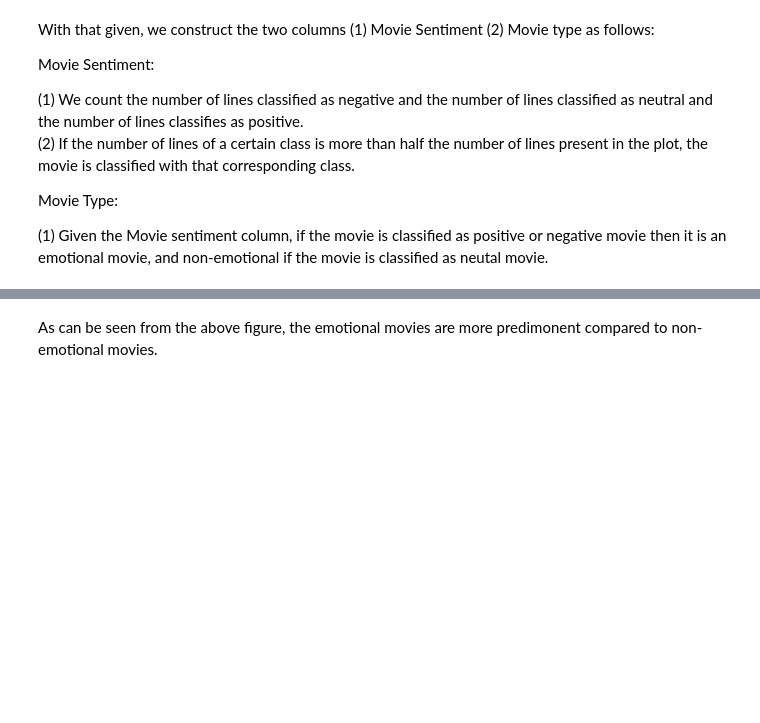
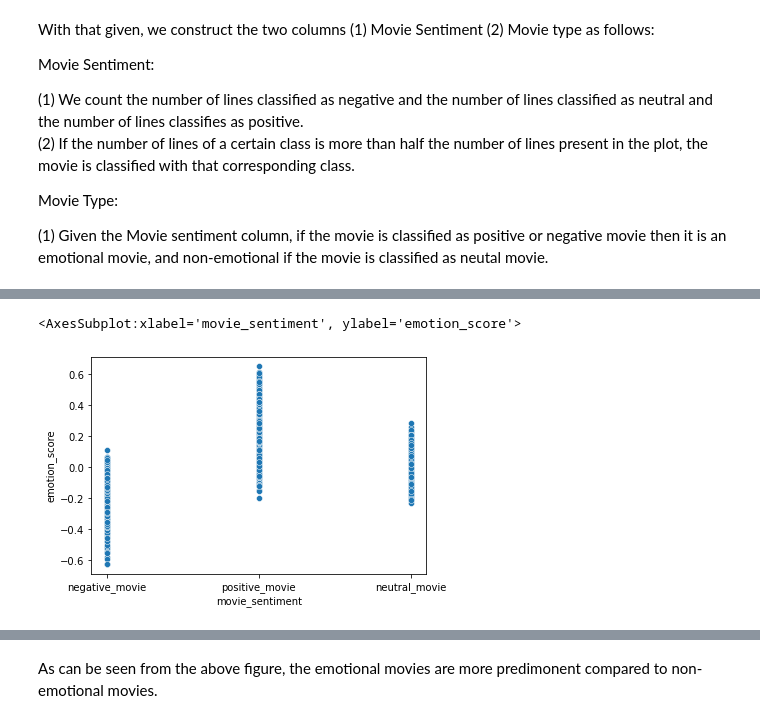
Before and after one commit to epfl-ada/ada-2022-project-runtimeterror, a Jupyter notebook: milestone3.ipynb, the cells around one changed output, grey strips where cells are left out. Saved outputs shown, nothing was run; the diff lists cells and outputs as text; code cells hidden in the pictures; blank space fills up the shorter version.

```diff
--- a/milestone3.ipynb
+++ b/milestone3.ipynb
@@ -660,6 +660,13 @@ dataset_by_genre['Action'].head(5)
 | 122 | 6703617 | In this film, which is based loos... | 2008-04-04 | The Forbidden Kingdom | 127906624.0 | [1, 0, -1, -1, -1, -1, -1, 0, 1, ... | [0.7200333333333386, -0.210233333... | {"/m/09c7w0": "United States of A... | ... |
 | 208 | 24282238 | Yamraaj is the story of two thiev... | 1998-07-31 | Yamraaj | NaN | [1, -1, 1, -1, -1, 1] | [0.0516, -0.0516, 0.1154, -0.3182... | {"/m/03rk0": "India"} | ... |
 | 269 | 9678161 | The film deals with student stren... | 1996 | Maanbumigu Maanavan | NaN | [1, 1, 1, -1, 1, -1, 1, -1] | [0.4939, 0.9623, 0.4767, -0.8126,... | {"/m/03rk0": "India"} | ... |
+# %%
+# Validate the emotion score distribution for movie sentiment
+dataset_to_plot = dataset_by_genre["Comedy"]
+sns.scatterplot(x="movie_sentiment", y="emotion_score", data=dataset_to_plot)
+# %% [output]
+<AxesSubplot:xlabel='movie_sentiment', ylabel='emotion_score'>
+[figure, added]
 # %%
 fig, axs = plt.subplots(2,2,figsize=(6, 7), sharey=True)
 for index, dataset in enumerate(list(dataset_by_genre.keys())):
```
Also changed, not shown: parts of 15 cells of this notebook.
